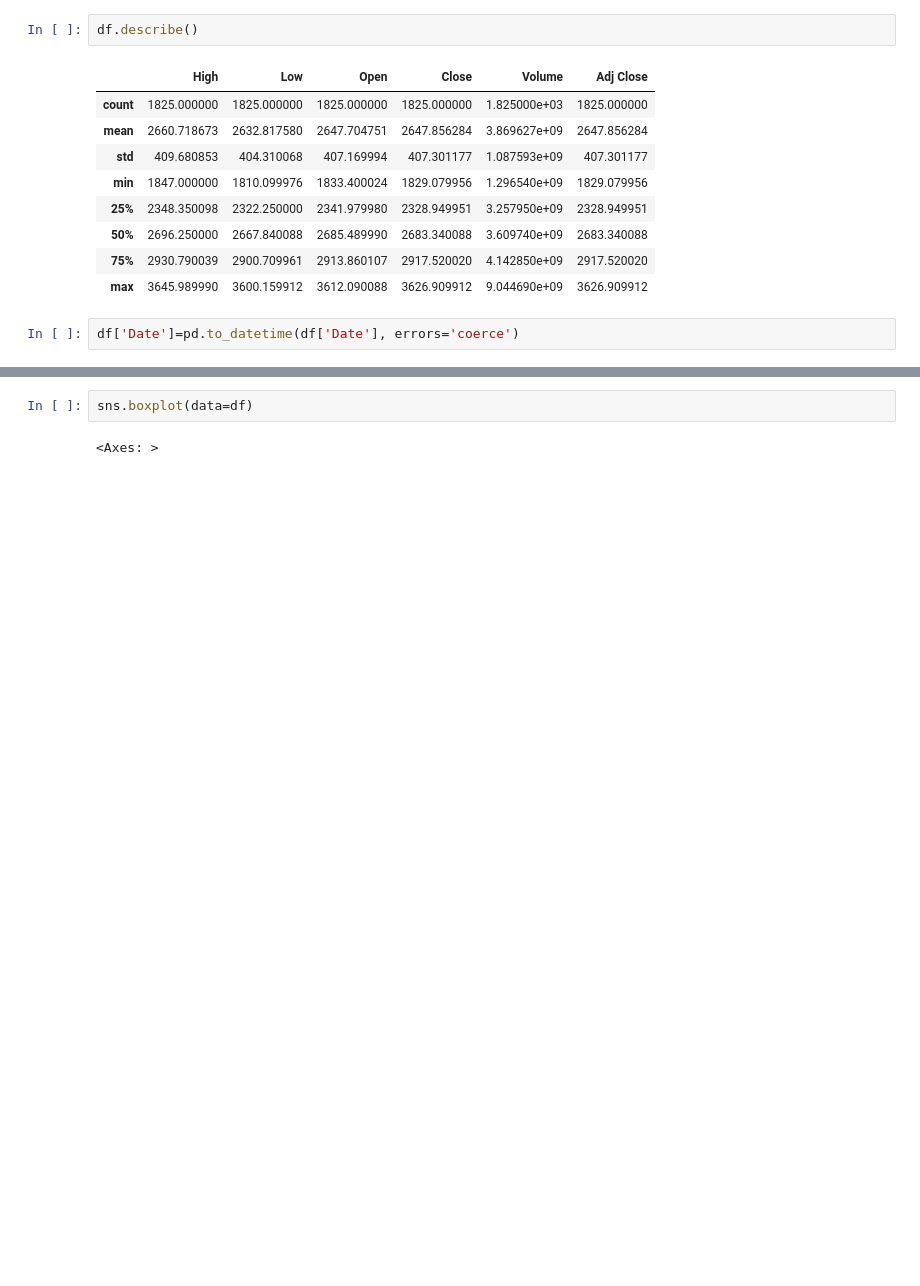
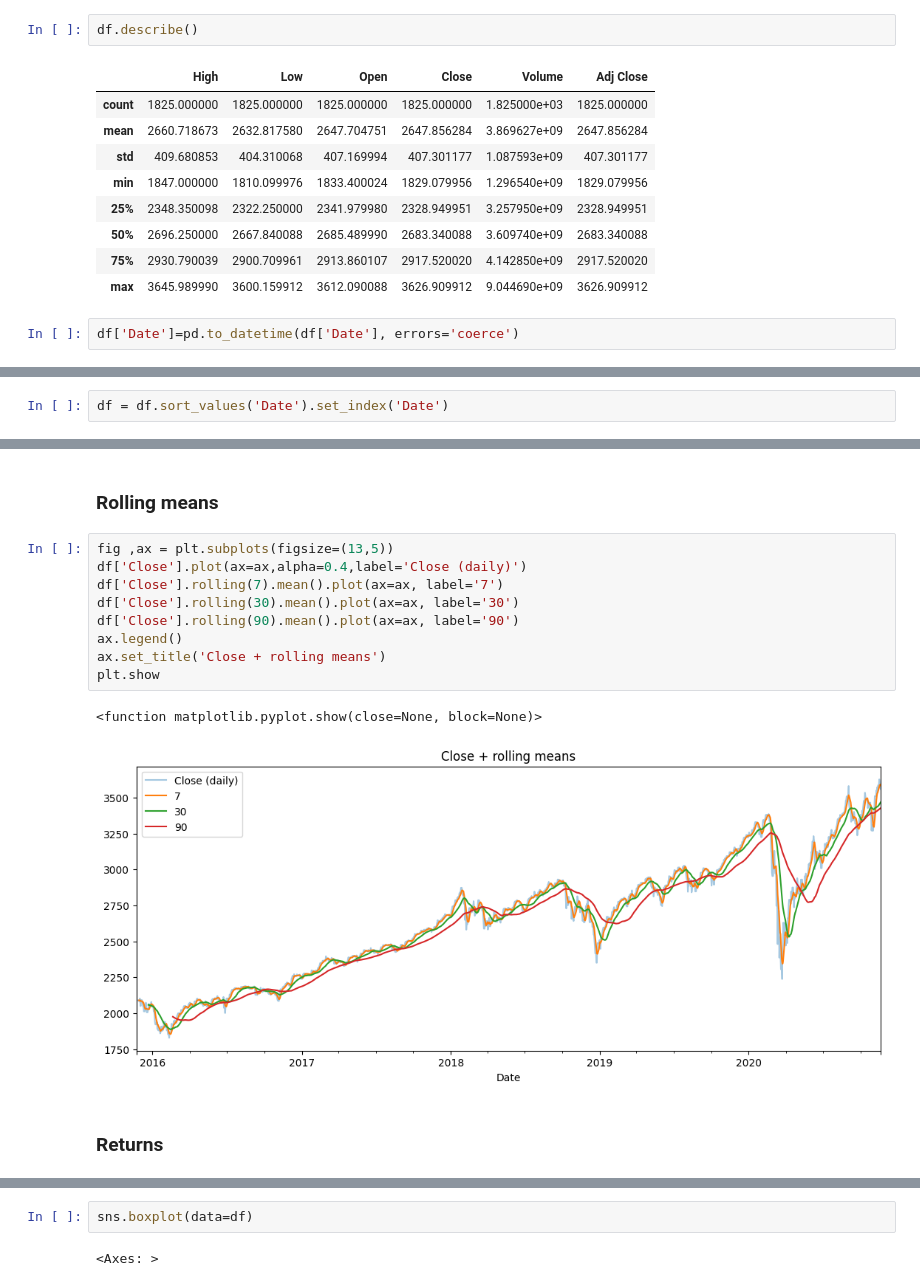
Before and after one commit to Handras18/Time-Series-Forecasting, a Jupyter notebook: 01_eda.ipynb, the cells around one changed output, grey strips where cells are left out. Saved outputs shown, nothing was run; the diff lists cells and outputs as text; blank space fills up the shorter version.

```diff
--- a/01_eda.ipynb
+++ b/01_eda.ipynb
@@ -71,0 +71,2 @@ np.int64(0)
+# %%
+df = df.sort_values('Date').set_index('Date')
@@ -75,0 +108,16 @@ np.int64(0)
+# %% [markdown]
+### Rolling means
+# %%
+fig ,ax = plt.subplots(figsize=(13,5))
+df['Close'].plot(ax=ax,alpha=0.4,label='Close (daily)')
+df['Close'].rolling(7).mean().plot(ax=ax, label='7')
+df['Close'].rolling(30).mean().plot(ax=ax, label='30')
+df['Close'].rolling(90).mean().plot(ax=ax, label='90')
+ax.legend()
+ax.set_title('Close + rolling means')
+plt.show
+# %% [output]
+<function matplotlib.pyplot.show(close=None, block=None)>
+[figure, added]
+# %% [markdown]
+### Returns
```
Also changed, not shown: parts of 24 cells of this notebook.
